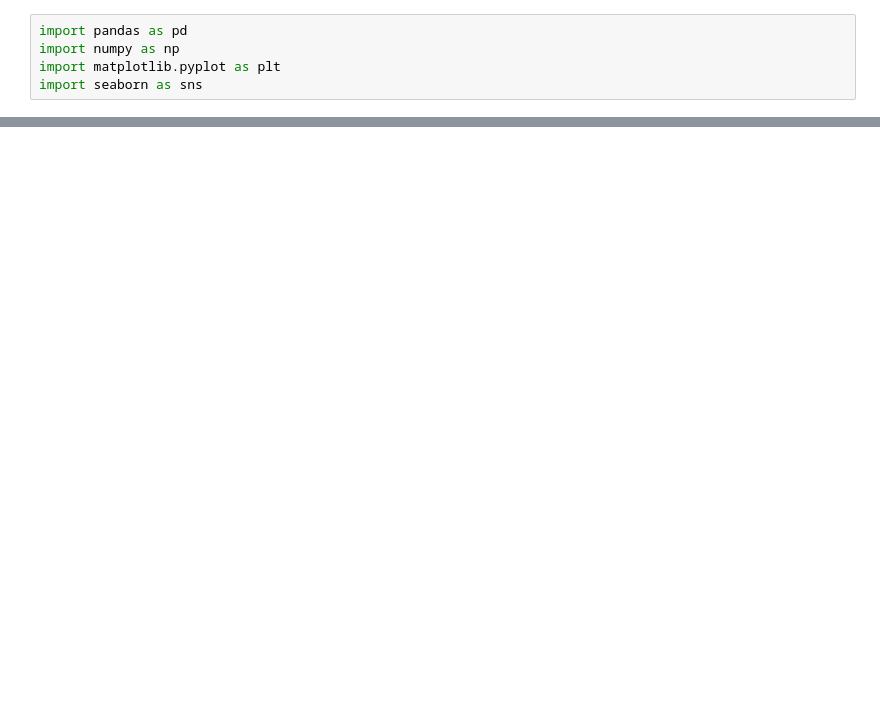
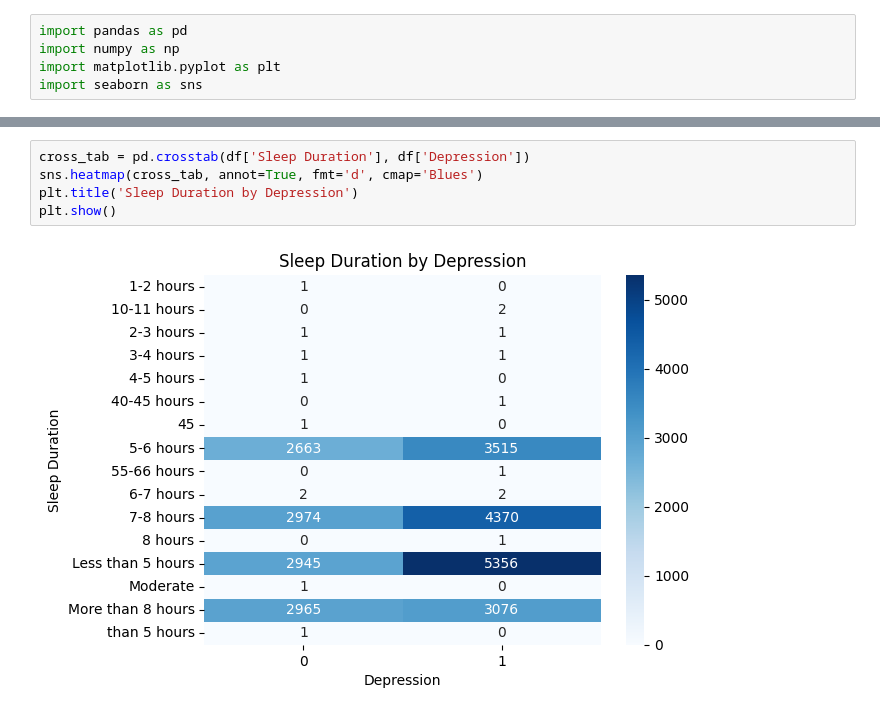
Before and after one commit to nakulmanoj/depression-predictor, a Jupyter notebook: notebooks/pre-processing.ipynb, the cells around one changed output, grey strips where cells are left out. Drawn from its saved outputs; the diff is of its cells as text; blank space fills up the shorter version.

```diff
--- a/notebooks/pre-processing.ipynb
+++ b/notebooks/pre-processing.ipynb
@@ -103,0 +98,7 @@ dtype: int64
+# %%
+cross_tab = pd.crosstab(df['Sleep Duration'], df['Depression'])
+sns.heatmap(cross_tab, annot=True, fmt='d', cmap='Blues')
+plt.title('Sleep Duration by Depression')
+plt.show()
+# %% [output]
+[figure, added]
```
Also changed, not shown: parts of 20 cells of this notebook.
